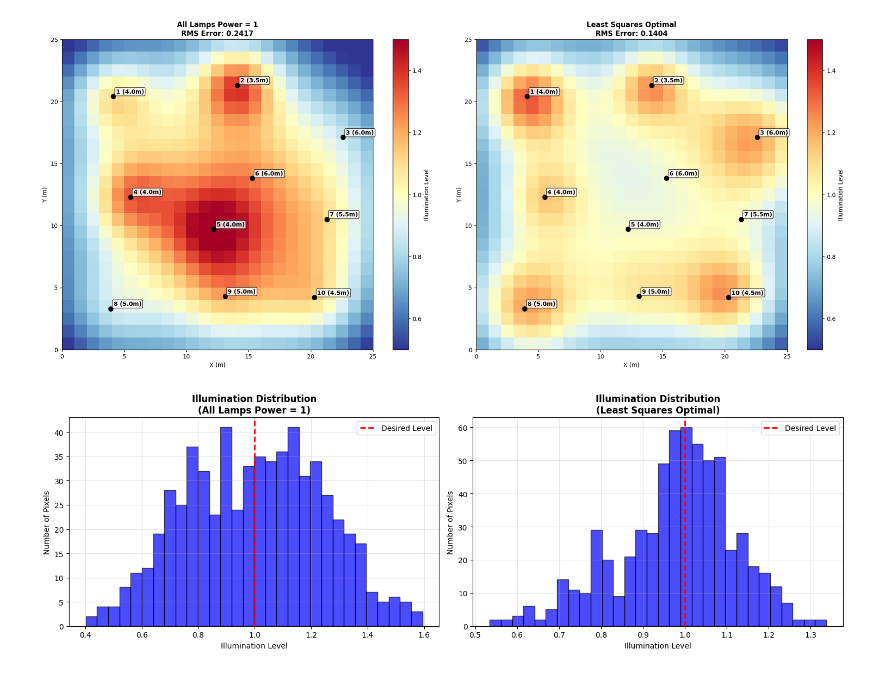
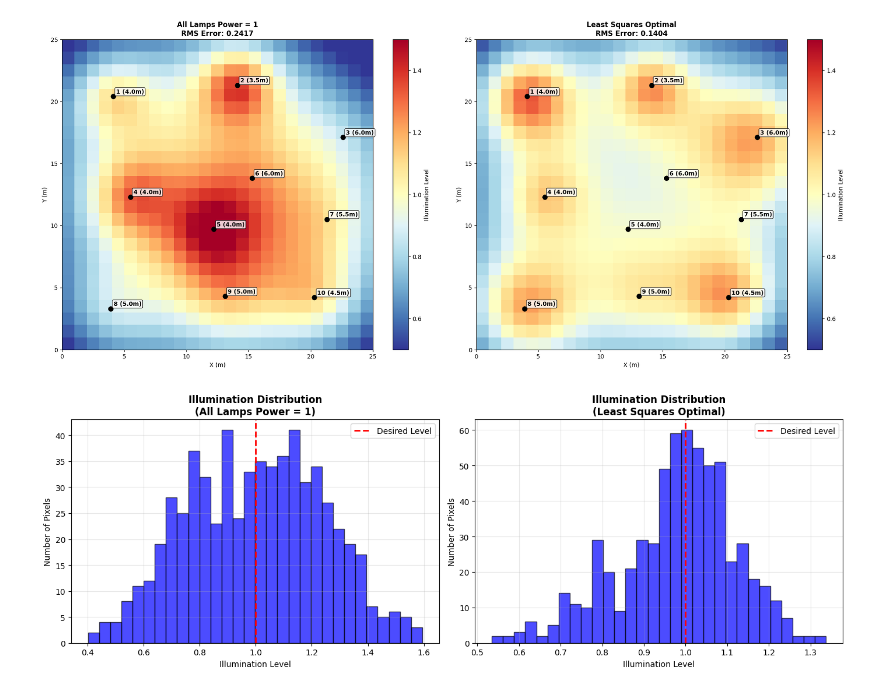
Before and after one commit to miketheofan/msc-in-data-science, a Jupyter notebook: code.ipynb, the cells around one changed output. Cells and saved outputs as stored; diff of their text form; code cells hidden in the pictures.

```diff
--- a/code.ipynb
+++ b/code.ipynb
@@ -217,14 +229,25 @@ def create_single_histogram(l_matrix, title, ax=None):
         plt.tight_layout()
         plt.show()
 
-def create_both_histograms(l1, title1, l2, title2):
-    fig, (ax1, ax2) = plt.subplots(1, 2, figsize=(15, 5))
-    create_single_histogram(l1, title1, ax1)
-    create_single_histogram(l2, title2, ax2)
+def create_multiple_histograms(histogram_data):
+    n_plots = len(histogram_data)
+    fig, axes = plt.subplots(1, n_plots, figsize=(7*n_plots, 5))
+
+    # Handle single plot case
+    if n_plots == 1:
+        axes = [axes]
+
+    for i, (l_matrix, title) in enumerate(histogram_data):
+        create_single_histogram(l_matrix, title, axes[i])
+
     plt.tight_layout()
     plt.show()
 # %%
-create_both_histograms(l_uniform, "All Lamps Power = 1",
-                     l_optimal, "Least Squares Optimal")
+histogram_data = [
+    (l_uniform, "All Lamps Power = 1"),
+    (l_optimal, "Least Squares Optimal")
+]
+
+create_multiple_histograms(histogram_data)
 # %% [output]
-[figure, old version]
+[figure, new version]
```
Also changed, not shown: parts of 12 cells of this notebook.
